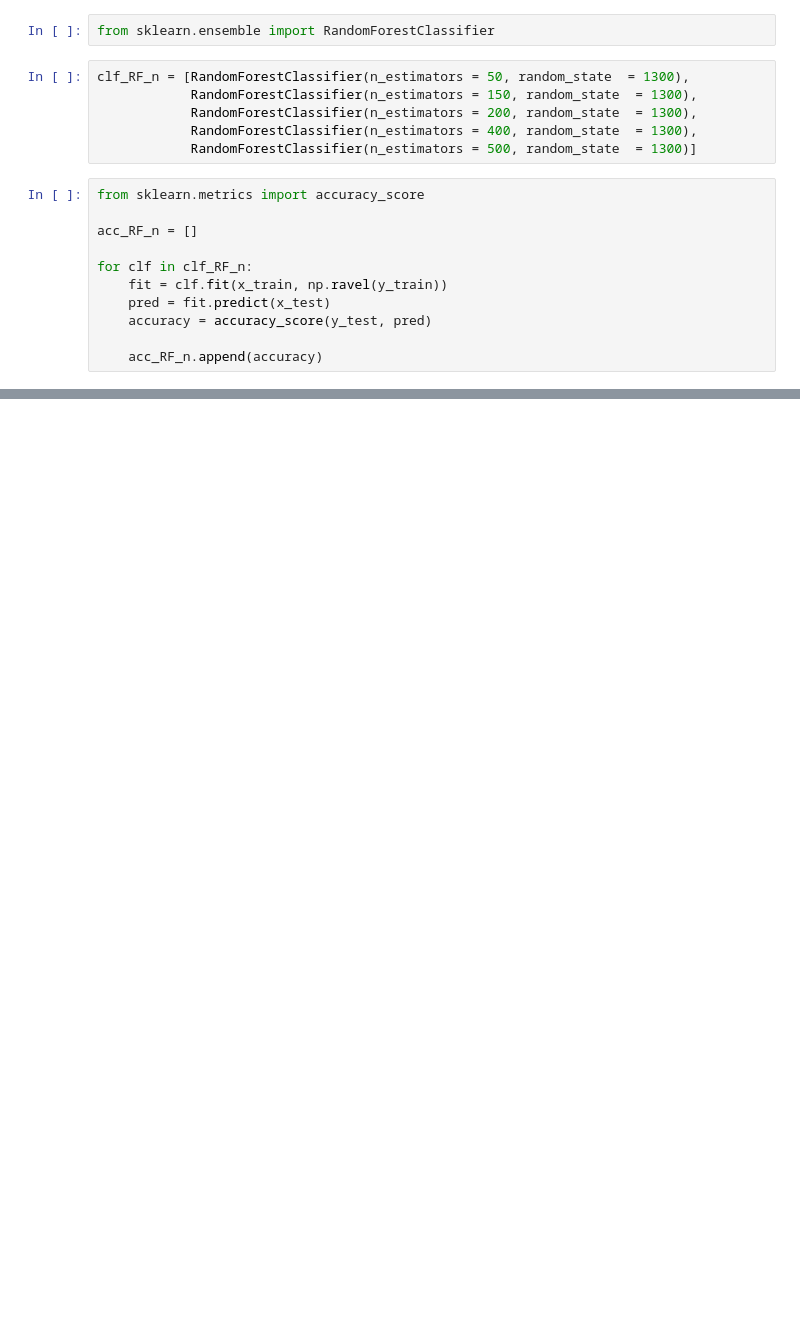
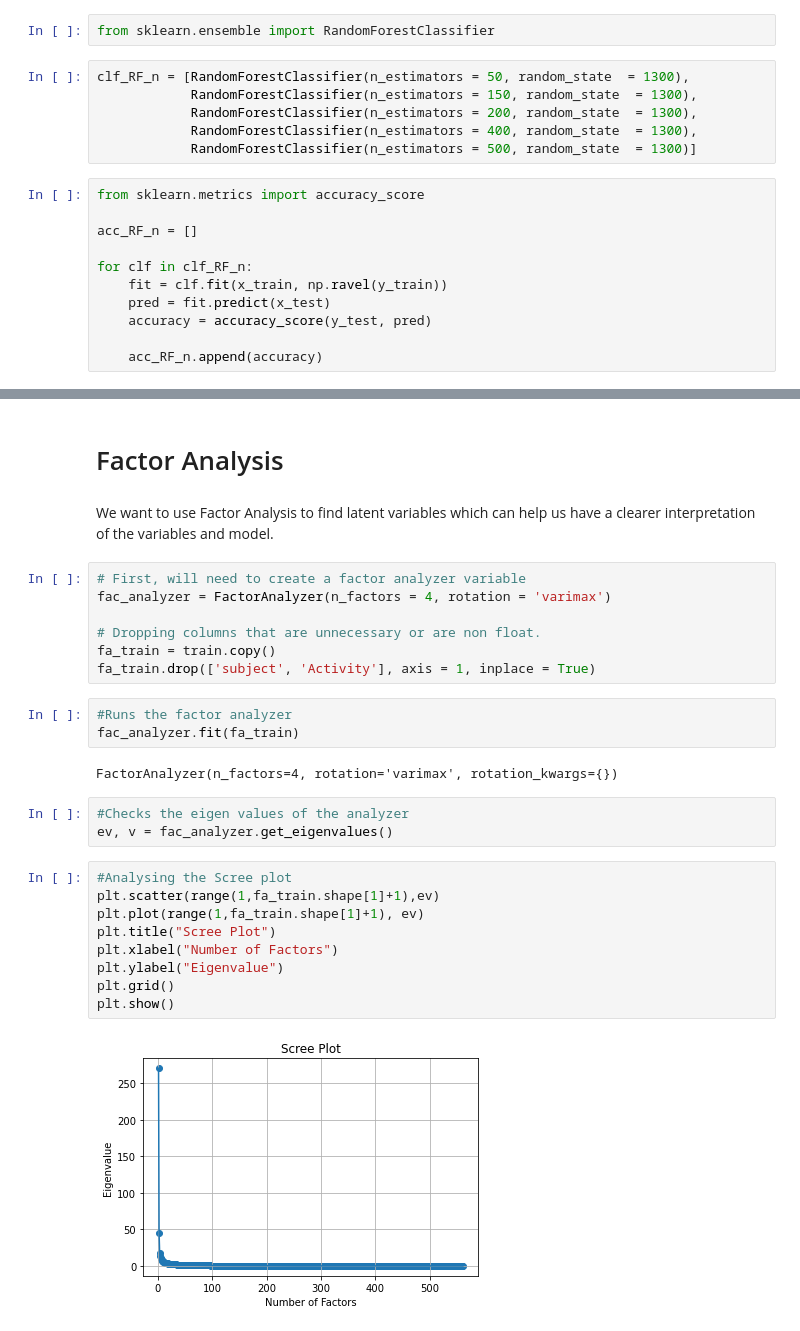
Before and after one commit to zunedz/CS3244-Project, a Jupyter notebook: Project.ipynb, the cells around one changed output, grey strips where cells are left out. Saved outputs shown, nothing was run; the diff lists cells and outputs as text; blank space fills up the shorter version.

Commit message:
adding Factor Analysis

```diff
--- a/Project.ipynb
+++ b/Project.ipynb
@@ -271,0 +259,30 @@ acc_RF_n
+# %% [markdown]
+# Factor Analysis
+# %% [markdown]
+We want to use Factor Analysis to find latent variables which can help us have a clearer interpretation of the variables and model.
+# %%
+# First, will need to create a factor analyzer variable
+fac_analyzer = FactorAnalyzer(n_factors = 4, rotation = 'varimax')
+
+# Dropping columns that are unnecessary or are non float.
+fa_train = train.copy()
+fa_train.drop(['subject', 'Activity'], axis = 1, inplace = True)
+# %%
+#Runs the factor analyzer
+fac_analyzer.fit(fa_train)
+# %% [output]
+FactorAnalyzer(n_factors=4, rotation='varimax', rotation_kwargs={})
+# %%
+#Checks the eigen values of the analyzer
+ev, v = fac_analyzer.get_eigenvalues()
+# %%
+#Analysing the Scree plot
+plt.scatter(range(1,fa_train.shape[1]+1),ev)
+plt.plot(range(1,fa_train.shape[1]+1), ev)
+plt.title("Scree Plot")
+plt.xlabel("Number of Factors")
+plt.ylabel("Eigenvalue")
+plt.grid()
+plt.show()
+# %% [output]
+[figure, added]
```
Also changed, not shown: parts of 13 cells of this notebook, 1 other file.
